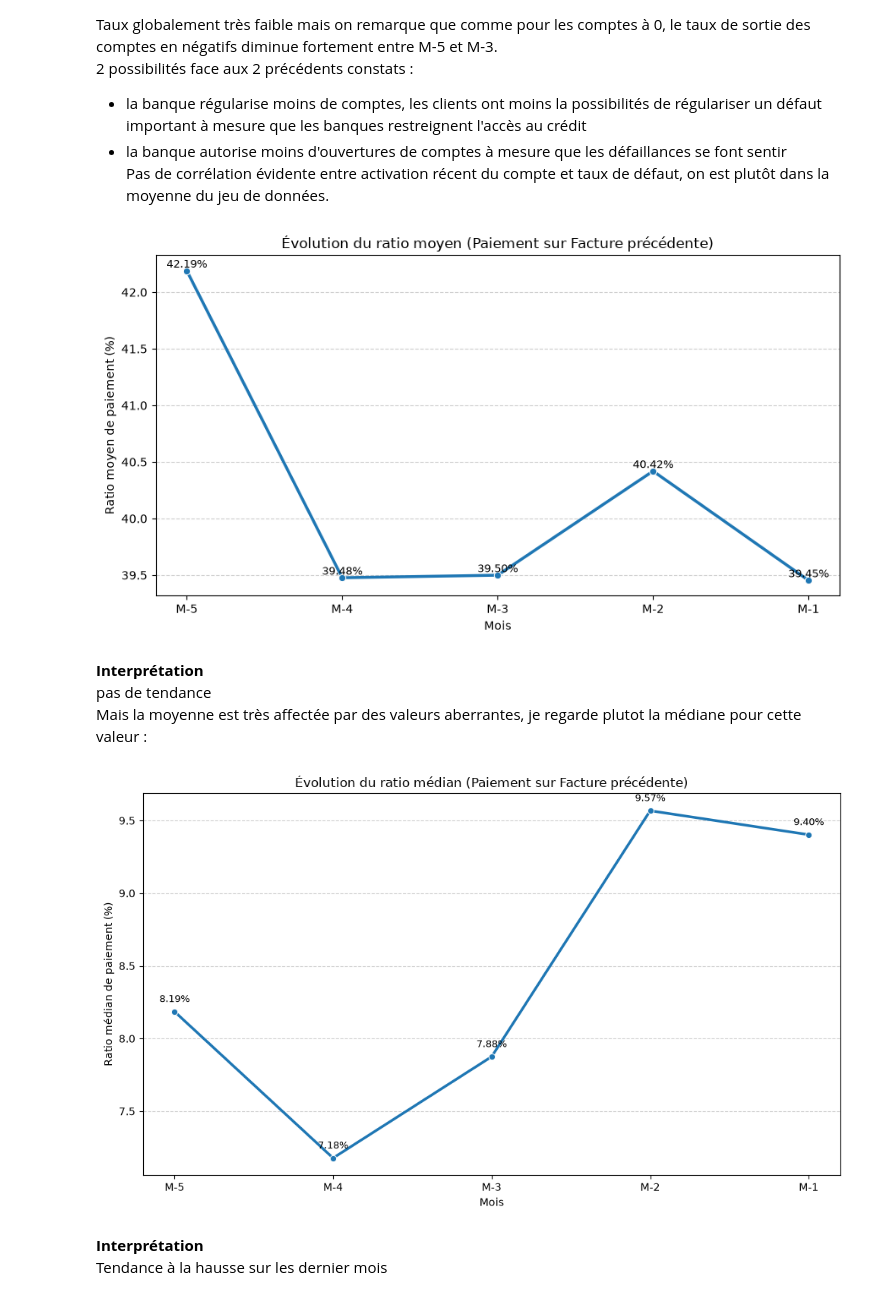
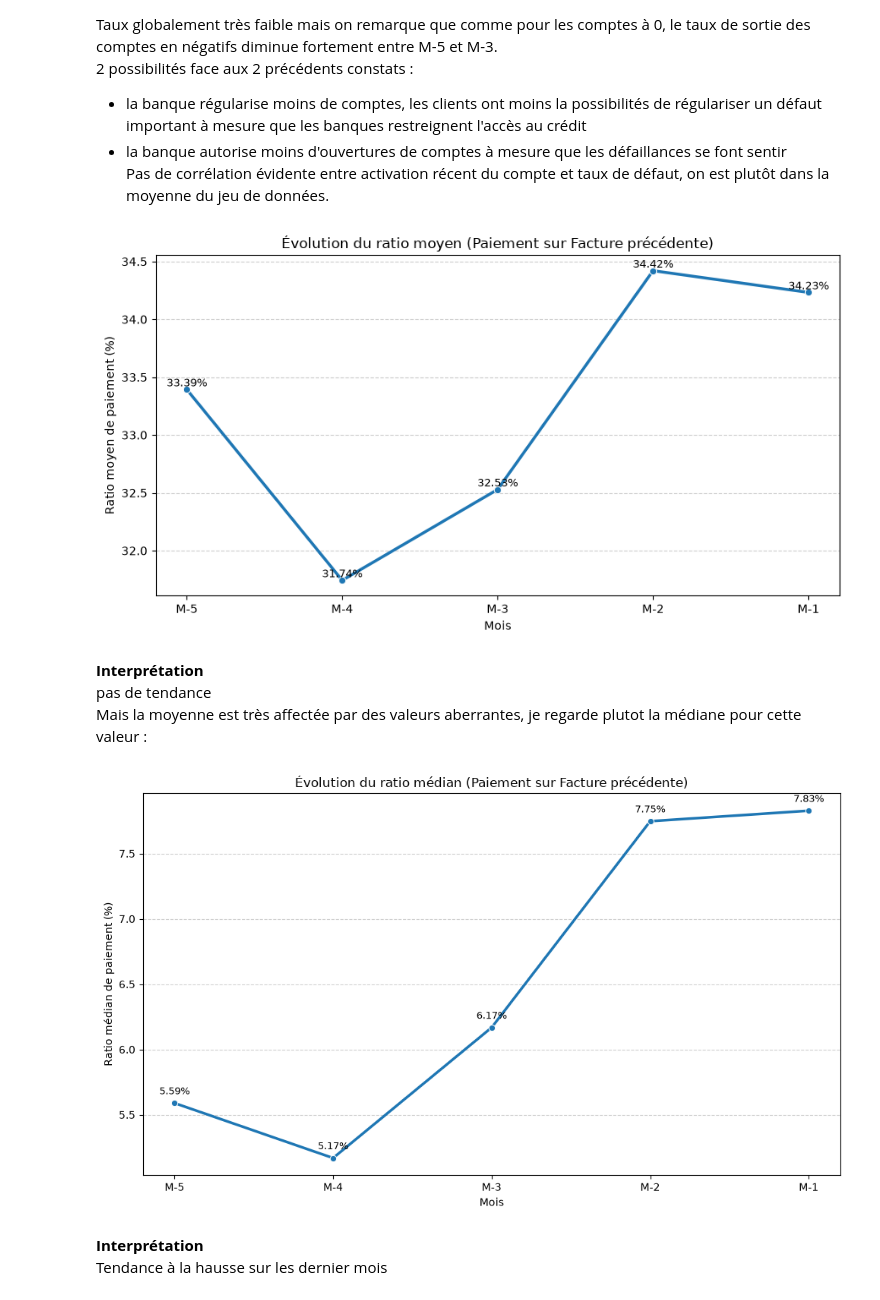
Before and after one commit to johan-mac-59/RiskLens_ML, a Jupyter notebook: src/05_03_EDA_storytelling.ipynb, the cells around one changed output. Drawn from its saved outputs; the diff is of its cells as text; code cells hidden in the pictures.

```diff
--- a/src/05_03_EDA_storytelling.ipynb
+++ b/src/05_03_EDA_storytelling.ipynb
@@ -56,6 +56,17 @@ Colonnes BILL_AMT trouvées : ['BILL_AMT1', 'BILL_AMT2', 'BILL_AMT3', 'BILL_AMT4
 # Elles ne sont pas recalculées ici, pour garder la même définition dans l'EDA, Streamlit et le ML.
 ratio_pay_cols = [f'ratio_PAY_BILL{n}' for n in range(1, 6)]
 print(df[ratio_pay_cols].describe().round(2))
+
+
+def ratios_affichables(d, cols):
+    """Ratios de paiement à afficher dans les graphiques : uniquement quand une facture était exigible
+    (BILL_AMT(n+1) > 0). La colonne ratio_PAY_BILLn garde sa définition unique (100 % sans facture
+    exigible, voir docs/colonnes_creees.md) : ce filtre ne sert qu'à l'affichage."""
+    out = d[cols].copy()
+    for col in cols:
+        n = int(col.replace('ratio_PAY_BILL', ''))
+        out[col] = out[col].where(d[f'BILL_AMT{n + 1}'] > 0)
+    return out
 # %% [output]
        ratio_PAY_BILL1  ratio_PAY_BILL2  ratio_PAY_BILL3  ratio_PAY_BILL4  \
 count         29136.00         29136.00         29136.00         29136.00
@@ -1539,36 +1550,36 @@ colonnes_actives = [col for col in ordre_souhaite if col in df.columns]
 
 if len(colonnes_actives) > 0:
     # 2. Calcul des moyennes par mois
-    moyennes = df[colonnes_actives].mean()
+    moyennes = ratios_affichables(df, colonnes_actives).mean()
 
     # Libellés d'abscisse : ratio_PAY_BILL5 -> 'M-5', etc.
     labels_mois = [f"M-{col.replace('ratio_PAY_BILL', '')}" for col in colonnes_actives]
 
     # 3. Visualisation
     plt.figure(figsize=(9, 5))
     sns.lineplot(
         x=labels_mois,
         y=moyennes.values,
         marker='o',
         linewidth=2.5,
         color='#1f77b4'
     )
 
     plt.title('Évolution du ratio moyen (Paiement sur Facture précédente)')
     plt.xlabel('Mois')
     plt.ylabel('Ratio moyen de paiement (%)')
 
     # Ajout des valeurs textuelles
     for i, val in enumerate(moyennes.values):
         plt.text(i, val + 0.005, f'{val:.2f}%', ha='center', va='bottom', fontsize=9)
 
     plt.grid(axis='y', linestyle='--', alpha=0.6)
     plt.tight_layout()
     plt.show()
 else:
     print(f"Attention : Aucune des colonnes de la liste '{ordre_souhaite}' n'a été trouvée.")
 # %% [output]
-[figure, old version]
+[figure, new version]
 # %% [markdown]
 **Interprétation**
 pas de tendance
@@ -1586,7 +1597,7 @@ colonnes_actives = [col for col in ordre_souhaite if col in df.columns]
 
 if len(colonnes_actives) > 0:
     # 2. Calcul de la médiane par période
-    medianes = df[colonnes_actives].median()
+    medianes = ratios_affichables(df, colonnes_actives).median()
 
     # Libellés d'abscisse : ratio_PAY_BILL5 -> 'M-5', etc.
     labels_mois = [f"M-{col.replace('ratio_PAY_BILL', '')}" for col in colonnes_actives]
@@ -1616,7 +1627,7 @@ if len(colonnes_actives) > 0:
 else:
     print(f"Attention : Aucune des colonnes de la liste '{ordre_souhaite}' n'a été trouvée.")
 # %% [output]
-[figure, old version]
+[figure, new version]
 # %% [markdown]
 **Interprétation**
 Tendance à la hausse sur les dernier mois
```
Also changed, not shown: parts of 6 cells of this notebook, 3 other files.
